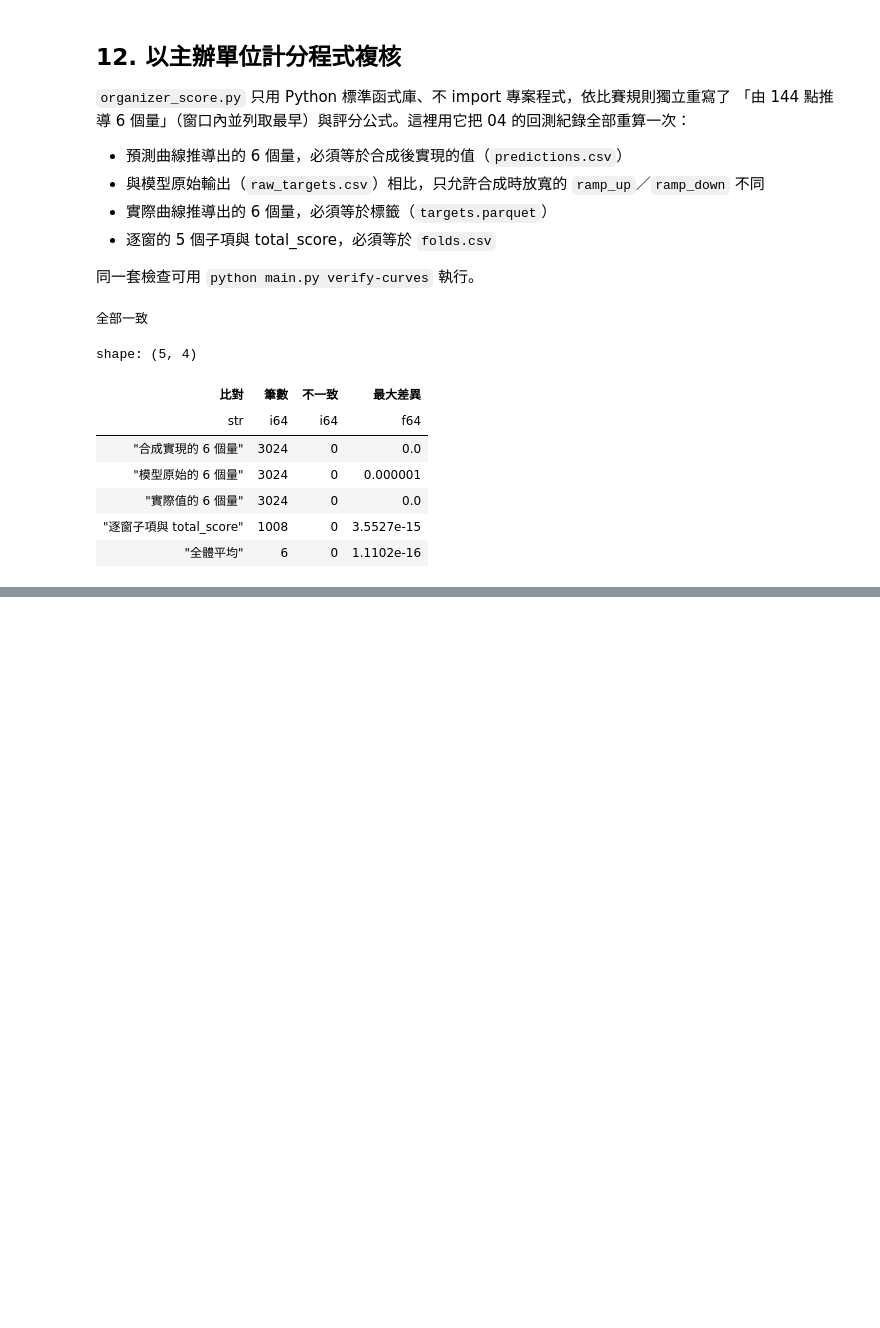
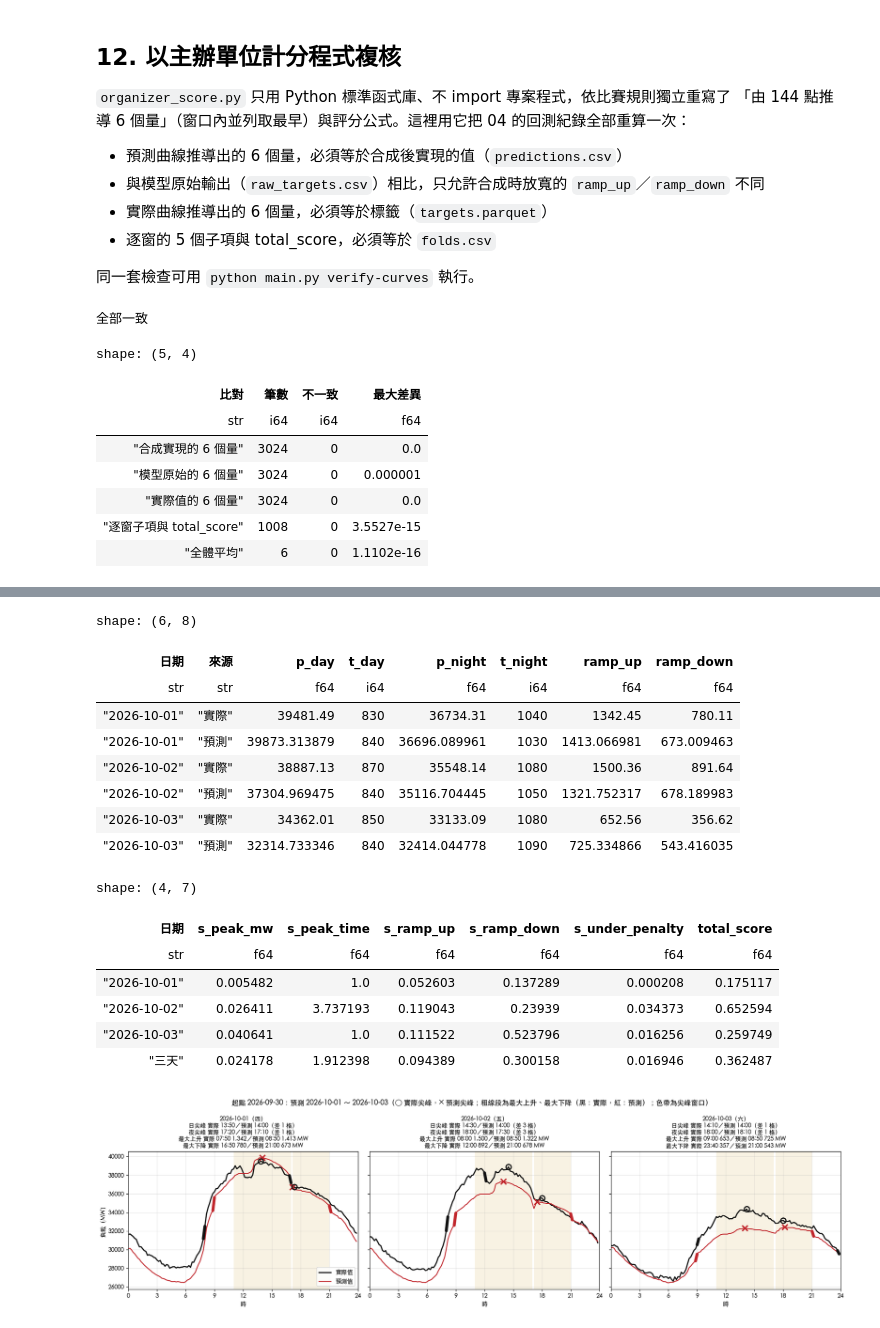
Before and after one commit to srwang721tw/SystemLoadPredictiveModel, a Jupyter notebook: notebooks/05_模型評估.ipynb, the cells around one changed output, grey strips where cells are left out. Saved outputs shown, nothing was run; the diff lists cells and outputs as text; code cells hidden in the pictures; blank space fills up the shorter version.

Commit message:
feat: 加入主辦單位公布的實際值，比較提交檔與實際負載
- 新增 data/raw/正式競賽實際資料.csv（2026-10-01～03 實際負載）
- 曲線圖以粗線段標出當日最大上升、最大下降的位置
- notebook 05 新增提交曲線與實際值的比較：逐日 6 個量、逐日與三天的分數、比較圖
- README 4.5 節補上逐日 total_score、6 個量的差異表與解讀

```diff
--- a/notebooks/05_模型評估.ipynb
+++ b/notebooks/05_模型評估.ipynb
@@ -381,0 +387,38 @@ shape: (3, 7)
+# %%
+if not paths.COMPETITION_ACTUAL_FILE.exists():
+    print("尚無實際值：", paths.relative(paths.COMPETITION_ACTUAL_FILE))
+else:
+    actual_days = organizer_score.read_curves(paths.COMPETITION_ACTUAL_FILE)
+    assert sorted(actual_days) == sorted(submitted)
+    truth = [organizer_score.daily_targets(actual_days[day]) for day in sorted(submitted)]
+    guess = [organizer_score.daily_targets(submitted[day]) for day in sorted(submitted)]
+    display(pl.DataFrame([{"日期": str(day), "來源": source, **targets}
+                          for day, t, g in zip(sorted(submitted), truth, guess)
+                          for source, targets in (("實際", t), ("預測", g))]))
+    # 每天各自評分；三天的 total_score 等於三天各自 total_score 的平均
+    display(pl.DataFrame([{"日期": str(day), **organizer_score.score([t], [g])}
+                          for day, t, g in zip(sorted(submitted), truth, guess)]
+                         + [{"日期": "三天", **organizer_score.score(truth, guess)}]))
+    compared = submission_curves.with_columns(
+        pl.Series("actual", [v for day in sorted(submitted) for v in actual_days[day]]))
+    figure = plots.plot_window(compared, first - dt.timedelta(days=1),
+                               paths.FIGURES_DIR / f"submission_{first:%Y%m%d}_with_real.png")
+    display(Image(filename=str(figure), width=1300))
+# %% [output]
+shape: (6, 8)
+| 日期 | 來源 | p_day | t_day | p_night | t_night | ramp_up | ramp_down |
+| str | str | f64 | i64 | f64 | i64 | f64 | f64 |
+| "2026-10-01" | "實際" | 39481.49 | 830 | 36734.31 | 1040 | 1342.45 | 780.11 |
+| "2026-10-01" | "預測" | 39873.313879 | 840 | 36696.089961 | 1030 | 1413.066981 | 673.009463 |
+| "2026-10-02" | "實際" | 38887.13 | 870 | 35548.14 | 1080 | 1500.36 | 891.64 |
+| "2026-10-02" | "預測" | 37304.969475 | 840 | 35116.704445 | 1050 | 1321.752317 | 678.189983 |
+| "2026-10-03" | "實際" | 34362.01 | 850 | 33133.09 | 1080 | 652.56 | 356.62 |
+| "2026-10-03" | "預測" | 32314.733346 | 840 | 32414.044778 | 1090 | 725.334866 | 543.416035 |
+shape: (4, 7)
+| 日期 | s_peak_mw | s_peak_time | s_ramp_up | s_ramp_down | s_under_penalty | total_score |
+| str | f64 | f64 | f64 | f64 | f64 | f64 |
+| "2026-10-01" | 0.005482 | 1.0 | 0.052603 | 0.137289 | 0.000208 | 0.175117 |
+| "2026-10-02" | 0.026411 | 3.737193 | 0.119043 | 0.23939 | 0.034373 | 0.652594 |
+| "2026-10-03" | 0.040641 | 1.0 | 0.111522 | 0.523796 | 0.016256 | 0.259749 |
+| "三天" | 0.024178 | 1.912398 | 0.094389 | 0.300158 | 0.016946 | 0.362487 |
+[figure, added]
```
Also changed, not shown: parts of 5 cells of this notebook, 8 other files.
